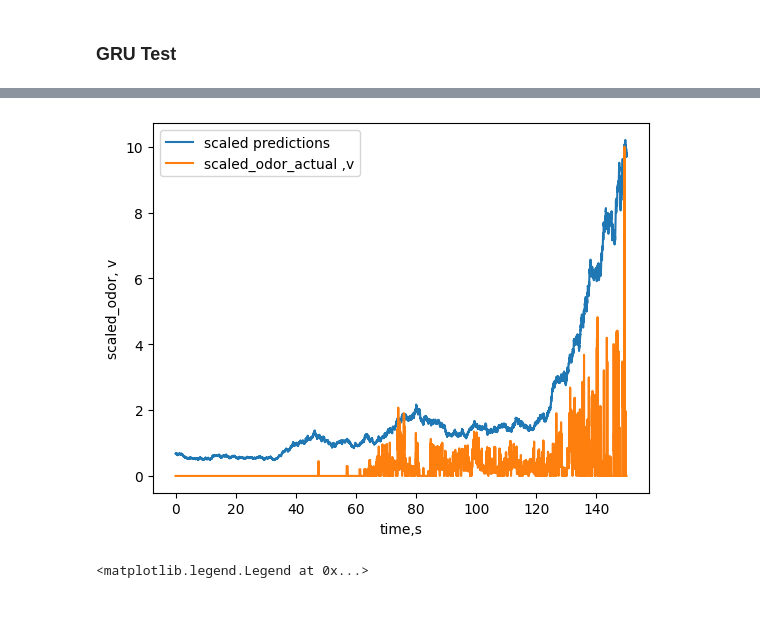
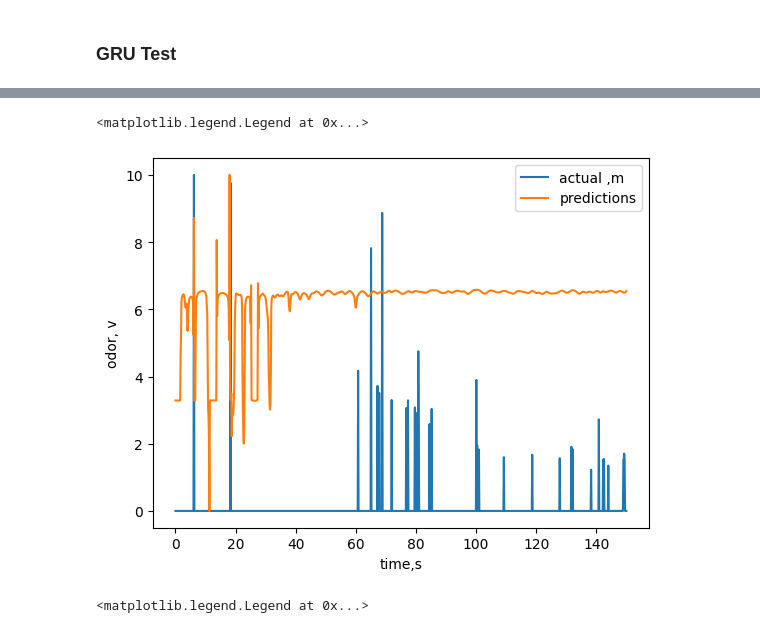
Before and after one commit to arunavanag591/COSMOS, a Jupyter notebook: puff_data_sim.ipynb, the cells around one changed output, grey strips where cells are left out. Cells and saved outputs as stored; diff of their text form; code cells hidden in the pictures.

```diff
--- a/puff_data_sim.ipynb
+++ b/puff_data_sim.ipynb
@@ -148,6 +74,6 @@ fig.show()
 # %%
-# Create a 10x10 grid
-f, ax = plt.subplots(figsize=(5,4))
-ax.grid(False)
-ax.scatter(x,y, s=1)
-f.savefig('traject.jpg')
+# # Create a 10x10 grid
+# f, ax = plt.subplots(figsize=(5,4))
+# ax.grid(False)
+# ax.scatter(x,y, s=1)
+# # f.savefig('traject.jpg')
@@ -304,0 +163,3 @@ plt.plot(df.odor)
+# %%
+desertdf=pd.read_hdf('~/DataAnalysis/data/desert/WindyPredictions.h5')
+df = desertdf[:1200]
@@ -403,10 +267,10 @@ test_features = test_features.to(device)
 test_targets = test_targets.to(device)
 
 criterion = nn.MSELoss()
-optimizer = torch.optim.Adam(model.parameters(), lr=0.001)  # Lower learning rate
+optimizer = torch.optim.Adam(model.parameters(), lr=0.01)  # Lower learning rate
 
 # Train the model
-num_epochs = 200  # More epochs
+num_epochs = 500  # More epochs
 for epoch in range(num_epochs):
     model.train()
     outputs = model(train_features)
@@ -510,5 +362,7 @@ Test Loss: 0.009973610751330853
 # %%
-test = pd.read_hdf('/home/flybot/DataAnalysis/data/diag12.h5')
+test = pd.read_hdf('/home/flybot/DataAnalysis/data/generated_data_plume_sim/test/diag1.h5')
+# test = desertdf[1200:]
+# test = test.reset_index(drop=True)
 # %%
 # Assume new_data is a DataFrame with the same structure as your training data
 new_df = pd.DataFrame()
@@ -542,9 +393,10 @@ scaled_predictions = _scale_data(new_predictions.cpu().numpy())
 # %%
-plt.plot(np.linspace(0,150,len(test)),new_predictions.cpu().numpy()*10 , label='scaled predictions')
-plt.plot(np.linspace(0,150,len(test)),test_odor, label='scaled_odor_actual ,v')
+plt.plot(np.linspace(0,150,len(test)),test.odor, label='actual ,m')
+plt.plot(np.linspace(0,150,len(test)),new_predictions.cpu().numpy() , label='predictions')
 plt.xlabel('time,s')
-plt.ylabel('scaled_odor, v')
+plt.ylabel('odor, v')
 plt.legend()
-plt.savefig('pred.jpg')
+# plt.savefig('../pred_.jpg')
 # %% [output]
+<matplotlib.legend.Legend at 0x...>
-[figure, old version]
+[figure, new version]
```
Also changed, not shown: parts of 44 cells of this notebook, 5 other files.
